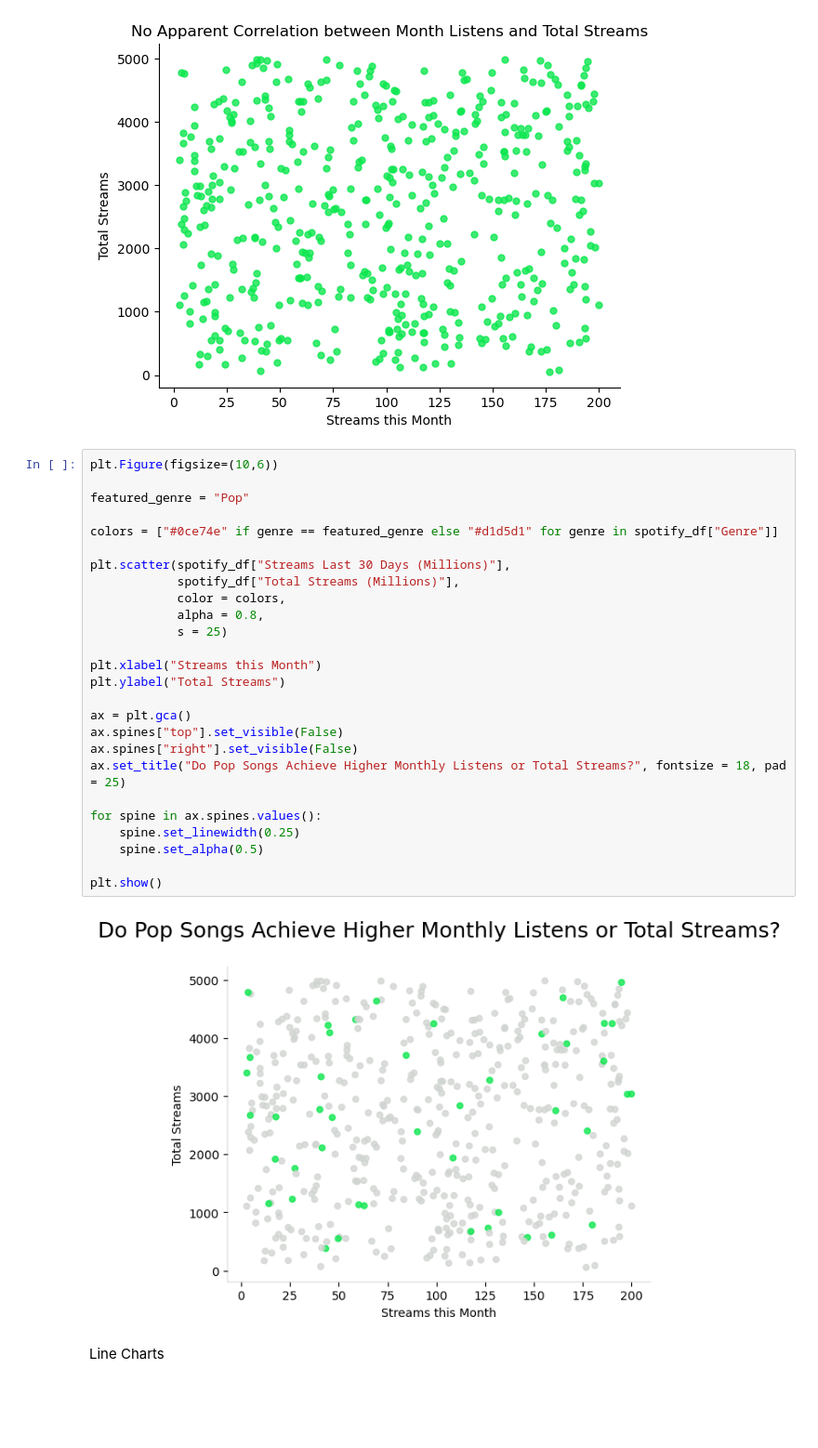
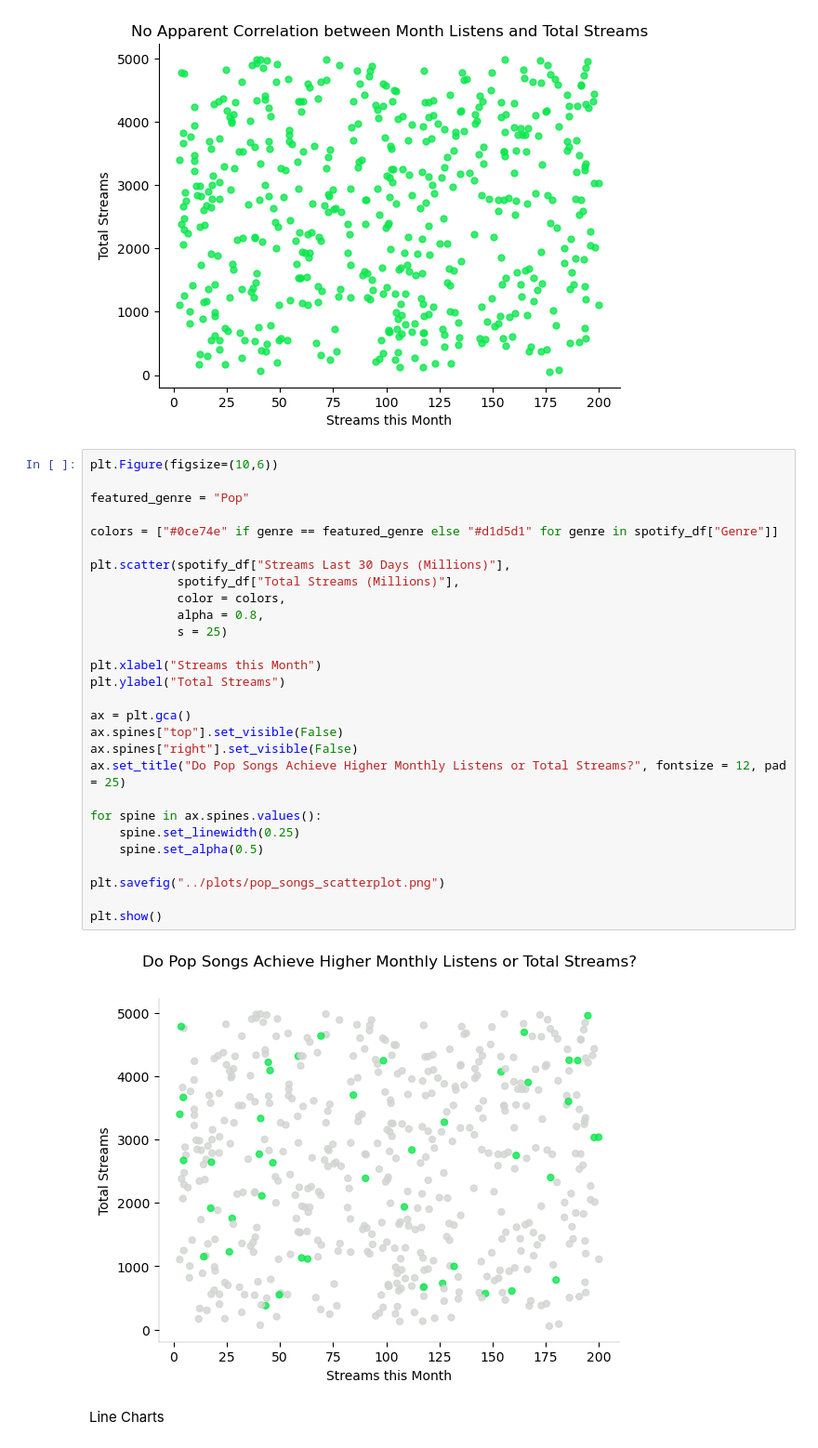
Before and after one commit to CosmicIdes/learning_plots_brandihornbuckle, a Jupyter notebook: notebooks/learning_plots.ipynb, the cells around one changed output. Shown at 93% size. Saved outputs shown, nothing was run; the diff lists cells and outputs as text; blank space fills up the shorter version.

Commit message:
Added saved plots.

```diff
--- a/notebooks/learning_plots.ipynb
+++ b/notebooks/learning_plots.ipynb
@@ -196,31 +199,33 @@ plt.show()
 # %%
 plt.Figure(figsize=(10,6))
 
 featured_genre = "Pop"
 
 colors = ["#0ce74e" if genre == featured_genre else "#d1d5d1" for genre in spotify_df["Genre"]]
 
 plt.scatter(spotify_df["Streams Last 30 Days (Millions)"],
             spotify_df["Total Streams (Millions)"],
             color = colors,
             alpha = 0.8,
             s = 25)
 
 plt.xlabel("Streams this Month")
 plt.ylabel("Total Streams")
 
 ax = plt.gca()
 ax.spines["top"].set_visible(False)
 ax.spines["right"].set_visible(False)
-ax.set_title("Do Pop Songs Achieve Higher Monthly Listens or Total Streams?", fontsize = 18, pad = 25)
+ax.set_title("Do Pop Songs Achieve Higher Monthly Listens or Total Streams?", fontsize = 12, pad = 25)
 
 for spine in ax.spines.values():
     spine.set_linewidth(0.25)
     spine.set_alpha(0.5)
 
+plt.savefig("../plots/pop_songs_scatterplot.png")
+
 plt.show()
 # %% [output]
-[figure, old version]
+[figure, new version]
 # %% [markdown]
 Line Charts
 # %%
```
Also changed, not shown: parts of 2 cells of this notebook, 3 other files.
